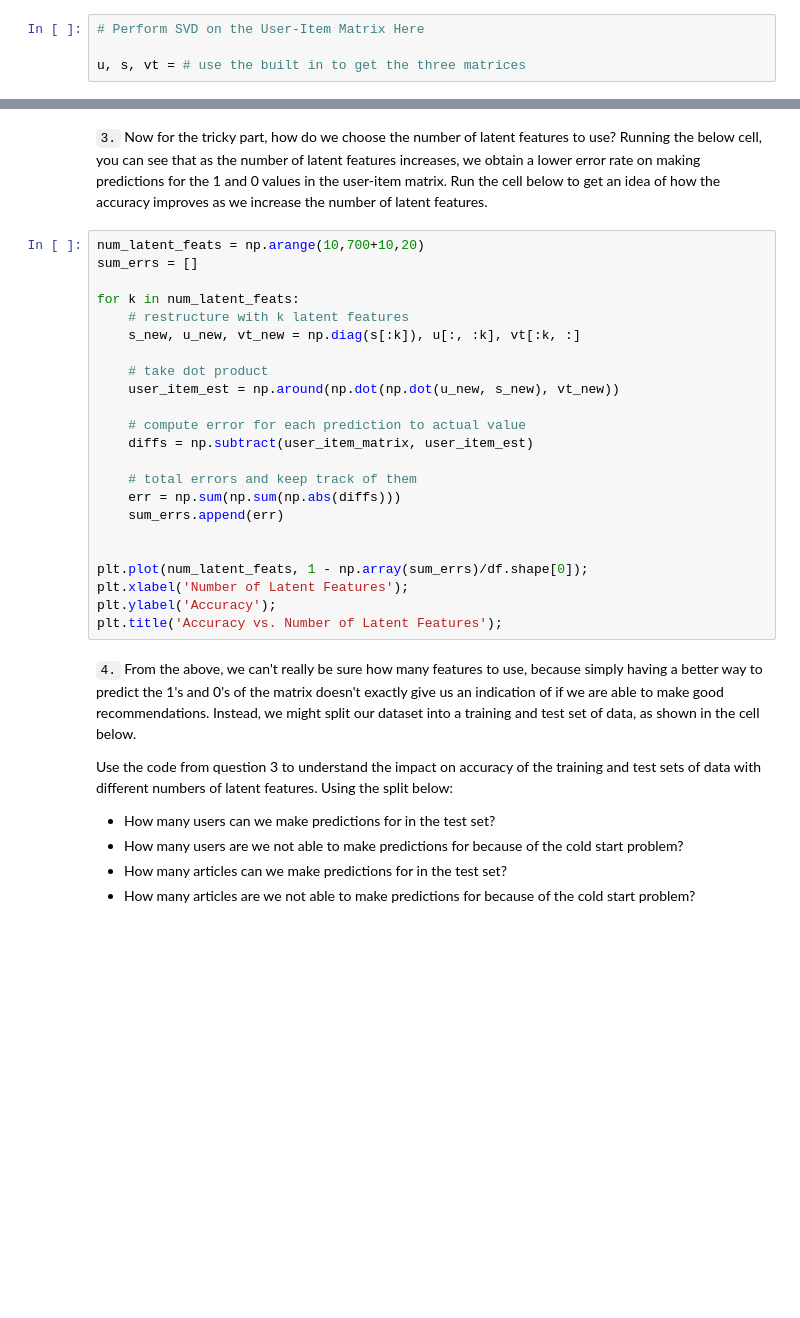
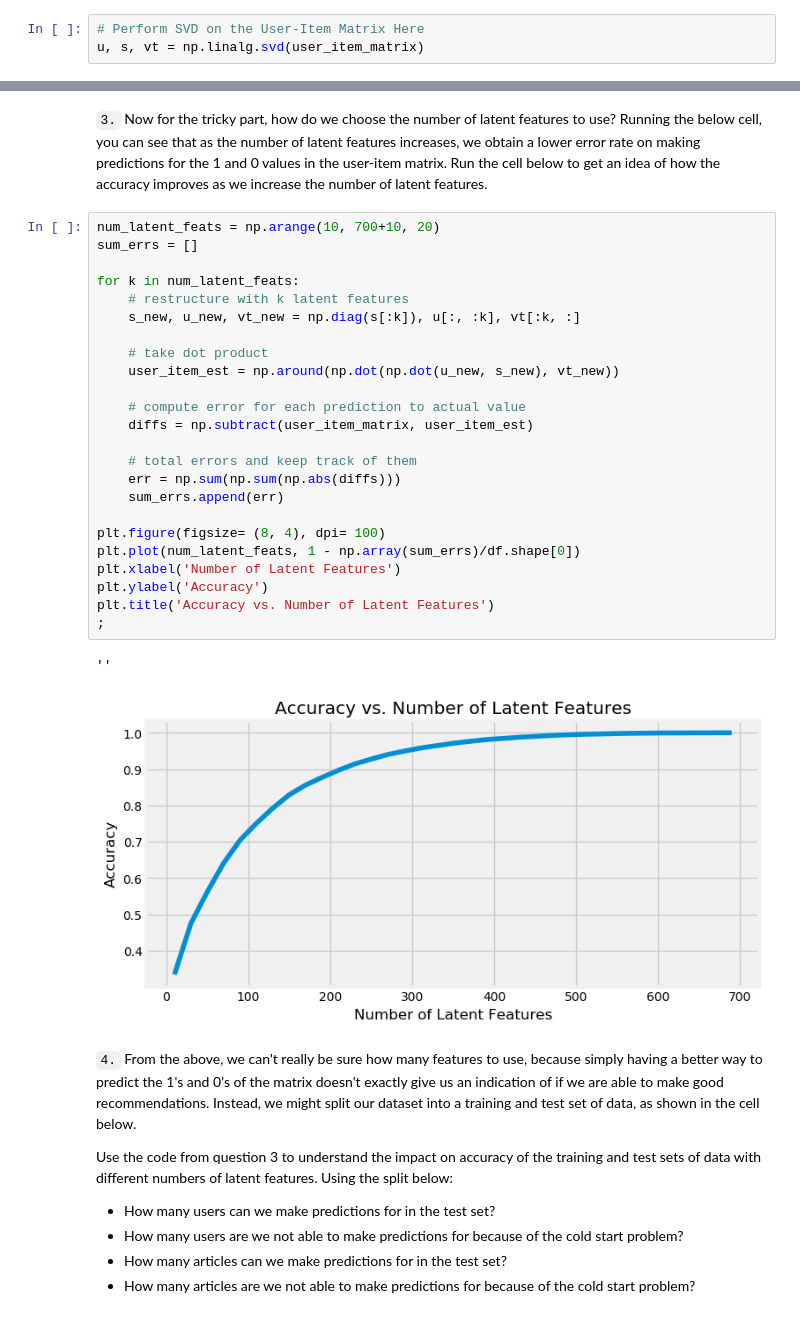
Before and after one commit to heschmat/Recommendations_IBM_Watson_Studio, a Jupyter notebook: Recommendations_with_IBM.ipynb, the cells around one changed output, grey strips where cells are left out. Saved outputs shown, nothing was run; the diff lists cells and outputs as text; blank space fills up the shorter version.

Commit message:
Perform matrix factorization.

```diff
--- a/Recommendations_with_IBM.ipynb
+++ b/Recommendations_with_IBM.ipynb
@@ -641,35 +650,38 @@ user_item_matrix.head()
 `2.` In this situation, you can use Singular Value Decomposition from [numpy](https://docs.scipy.org/doc/numpy-1.14.0/reference/generated/numpy.linalg.svd.html) on the user-item matrix.  Use the cell to perform SVD, and explain why this is different than in the lesson.
 # %%
 # Perform SVD on the User-Item Matrix Here
-
-u, s, vt = # use the built in to get the three matrices
+u, s, vt = np.linalg.svd(user_item_matrix)
 # %% [markdown]
 **Provide your response here.**
 # %% [markdown]
 `3.` Now for the tricky part, how do we choose the number of latent features to use?  Running the below cell, you can see that as the number of latent features increases, we obtain a lower error rate on making predictions for the 1 and 0 values in the user-item matrix.  Run the cell below to get an idea of how the accuracy improves as we increase the number of latent features.
 # %%
-num_latent_feats = np.arange(10,700+10,20)
+num_latent_feats = np.arange(10, 700+10, 20)
 sum_errs = []
 
 for k in num_latent_feats:
     # restructure with k latent features
     s_new, u_new, vt_new = np.diag(s[:k]), u[:, :k], vt[:k, :]
 
     # take dot product
     user_item_est = np.around(np.dot(np.dot(u_new, s_new), vt_new))
 
     # compute error for each prediction to actual value
     diffs = np.subtract(user_item_matrix, user_item_est)
 
     # total errors and keep track of them
     err = np.sum(np.sum(np.abs(diffs)))
     sum_errs.append(err)
 
-
-plt.plot(num_latent_feats, 1 - np.array(sum_errs)/df.shape[0]);
-plt.xlabel('Number of Latent Features');
-plt.ylabel('Accuracy');
-plt.title('Accuracy vs. Number of Latent Features');
+plt.figure(figsize= (8, 4), dpi= 100)
+plt.plot(num_latent_feats, 1 - np.array(sum_errs)/df.shape[0])
+plt.xlabel('Number of Latent Features')
+plt.ylabel('Accuracy')
+plt.title('Accuracy vs. Number of Latent Features')
+;
+# %% [output]
+''
+[figure, added]
 # %% [markdown]
 `4.` From the above, we can't really be sure how many features to use, because simply having a better way to predict the 1's and 0's of the matrix doesn't exactly give us an indication of if we are able to make good recommendations.  Instead, we might split our dataset into a training and test set of data, as shown in the cell below.
 
```
Also changed, not shown: parts of 18 cells of this notebook.
